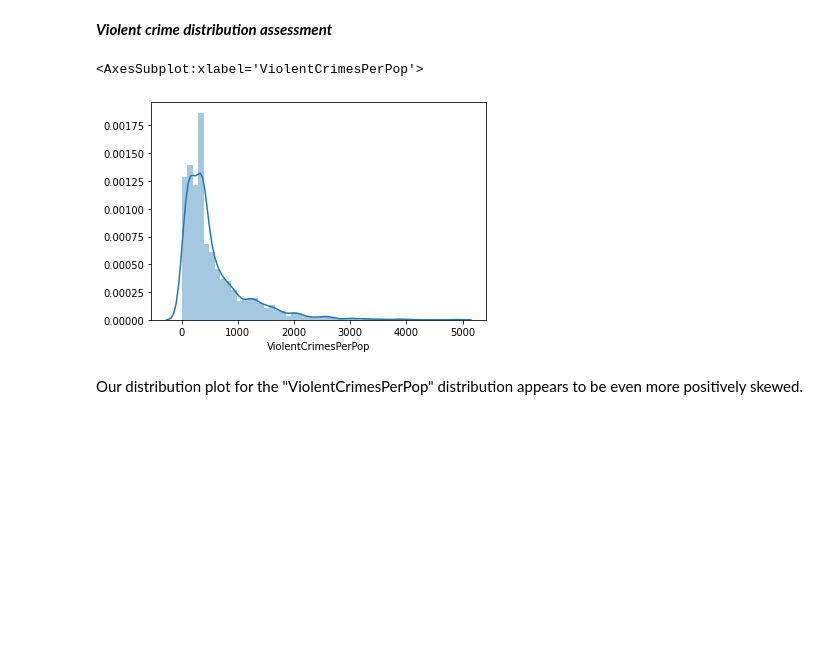
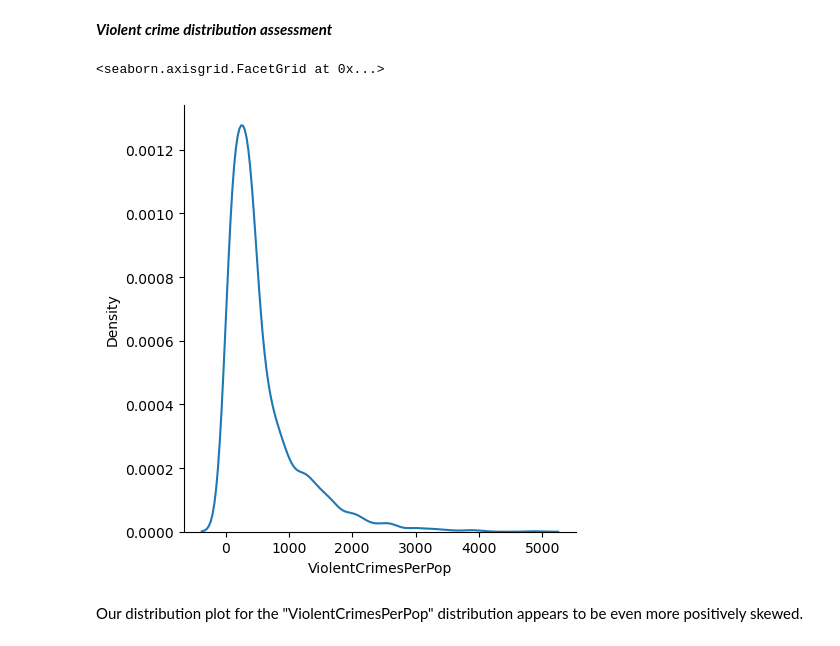
Before and after one commit to Kasheme/Data-Science, a Jupyter notebook: US-Crime-Communities/US Crime Notebook EDA.ipynb, the cells around one changed output. Cells and saved outputs as stored; diff of their text form; code cells hidden in the pictures; blank space fills up the shorter version.

```diff
--- a/US-Crime-Communities/US Crime Notebook EDA.ipynb
+++ b/US-Crime-Communities/US Crime Notebook EDA.ipynb
@@ -515,10 +537,10 @@ As we can see, the log method transformed the 'nonViolPerPop' distribution into
 # %% [markdown]
 ***Violent crime distribution assessment***
 # %%
-sns.distplot(data.ViolentCrimesPerPop)
+sns.displot(data.ViolentCrimesPerPop, kind='kde')
 # %% [output]
-<AxesSubplot:xlabel='ViolentCrimesPerPop'>
+<seaborn.axisgrid.FacetGrid at 0x...>
-[figure, old version]
+[figure, new version]
 # %% [markdown]
 Our distribution plot for the "ViolentCrimesPerPop" distribution appears to be even more positively skewed.
 # %%
```
Also changed, not shown: parts of 45 cells of this notebook.
